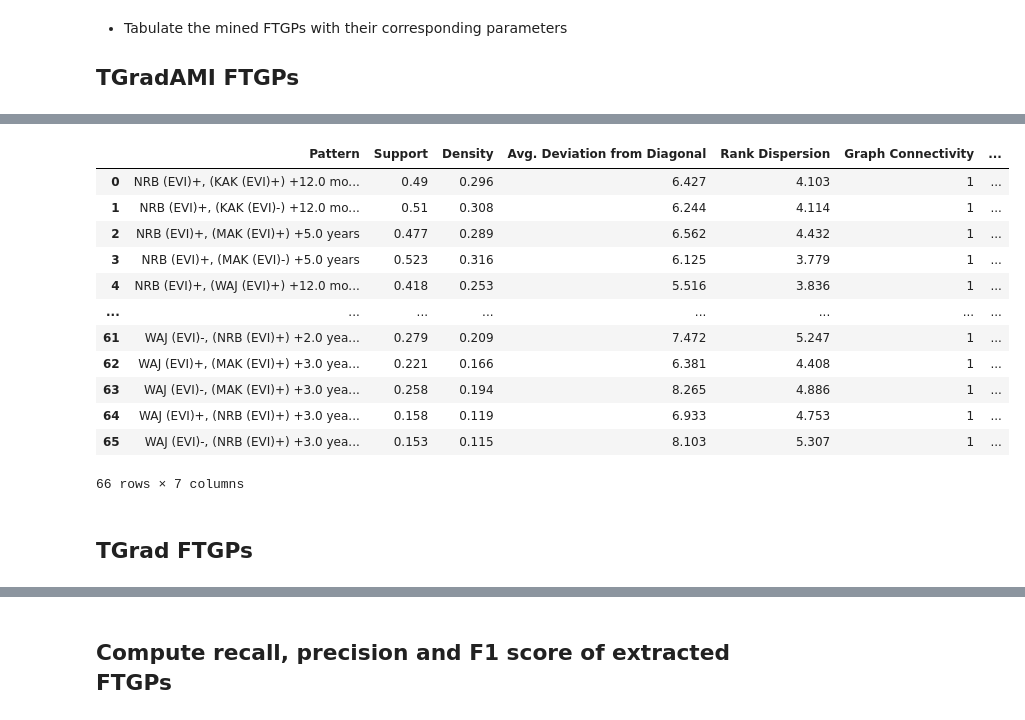
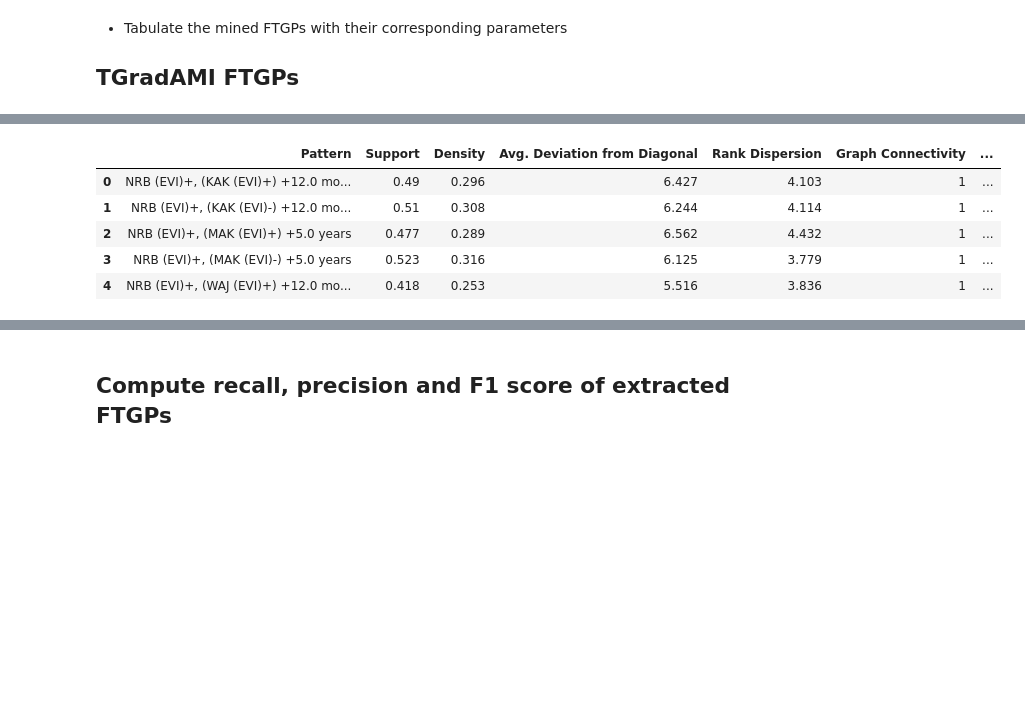
Before and after one commit to owuordickson/t-graank, a Jupyter notebook: analysis/tgraank_performance.ipynb, the cells around one changed output, grey strips where cells are left out. Saved outputs shown, nothing was run; the diff lists cells and outputs as text; code cells hidden in the pictures; blank space fills up the shorter version.

```diff
--- a/analysis/tgraank_performance.ipynb
+++ b/analysis/tgraank_performance.ipynb
@@ -61,12 +66,18 @@ Initialize TGrad and TGradAMI algorithms by creating objects for different targe
 # %%
 rain_tgrads_ami = []
 evi_tgrads_ami = []
+rain_tgrads_rnd = []
+evi_tgrads_rnd = []
 for t_col in tgt_cols:
     t_grad_rain = TGradAMI(f_path_rain, min_sup, eq, target_col=t_col, min_rep=min_rep, min_error=mi_err_margin)
     t_grad_evi = TGradAMI(f_path_evi, min_sup, eq, target_col=t_col, min_rep=min_rep, min_error=mi_err_margin)
+    t_grad_rain_rnd = TGradAMI(f_path_rain, min_sup, eq, target_col=t_col, min_rep=min_rep, min_error=mi_err_margin)
+    t_grad_evi_rnd = TGradAMI(f_path_evi, min_sup, eq, target_col=t_col, min_rep=min_rep, min_error=mi_err_margin)
 
     rain_tgrads_ami.append(t_grad_rain)
     evi_tgrads_ami.append(t_grad_evi)
+    rain_tgrads_rnd.append(t_grad_rain_rnd)
+    evi_tgrads_rnd.append(t_grad_evi_rnd)
 
 
 rain_tgrads = []
@@ -130,20 +145,11 @@ res_rain_df
 # %%
 patterns = [t_grad_evi.display_patterns_as_df for t_grad_evi in evi_tgrads_ami]  # Collect all patterns into a list
 res_evi_df = pd.concat(patterns, ignore_index=True)  # Combine them in one go
-res_evi_df
+res_evi_df.head()
 # %% [output]
 |  | Pattern | Support | Density | Avg. Deviation from Diagonal | Rank Dispersion | Graph Connectivity | ... |
 | 0 | NRB (EVI)+, (KAK (EVI)+) +12.0 mo... | 0.49 | 0.296 | 6.427 | 4.103 | 1 | ... |
 | 1 | NRB (EVI)+, (KAK (EVI)-) +12.0 mo... | 0.51 | 0.308 | 6.244 | 4.114 | 1 | ... |
 | 2 | NRB (EVI)+, (MAK (EVI)+) +5.0 years | 0.477 | 0.289 | 6.562 | 4.432 | 1 | ... |
 | 3 | NRB (EVI)+, (MAK (EVI)-) +5.0 years | 0.523 | 0.316 | 6.125 | 3.779 | 1 | ... |
 | 4 | NRB (EVI)+, (WAJ (EVI)+) +12.0 mo... | 0.418 | 0.253 | 5.516 | 3.836 | 1 | ... |
-| ... | ... | ... | ... | ... | ... | ... | ... |
-| 61 | WAJ (EVI)-, (NRB (EVI)+) +2.0 yea... | 0.279 | 0.209 | 7.472 | 5.247 | 1 | ... |
-| 62 | WAJ (EVI)+, (MAK (EVI)+) +3.0 yea... | 0.221 | 0.166 | 6.381 | 4.408 | 1 | ... |
-| 63 | WAJ (EVI)-, (MAK (EVI)+) +3.0 yea... | 0.258 | 0.194 | 8.265 | 4.886 | 1 | ... |
-| 64 | WAJ (EVI)+, (NRB (EVI)+) +3.0 yea... | 0.158 | 0.119 | 6.933 | 4.753 | 1 | ... |
-| 65 | WAJ (EVI)-, (NRB (EVI)+) +3.0 yea... | 0.153 | 0.115 | 8.103 | 5.307 | 1 | ... |
-66 rows × 7 columns
-# %% [markdown]
-## TGrad FTGPs
```
Also changed, not shown: parts of 15 cells of this notebook, 1 other file.
